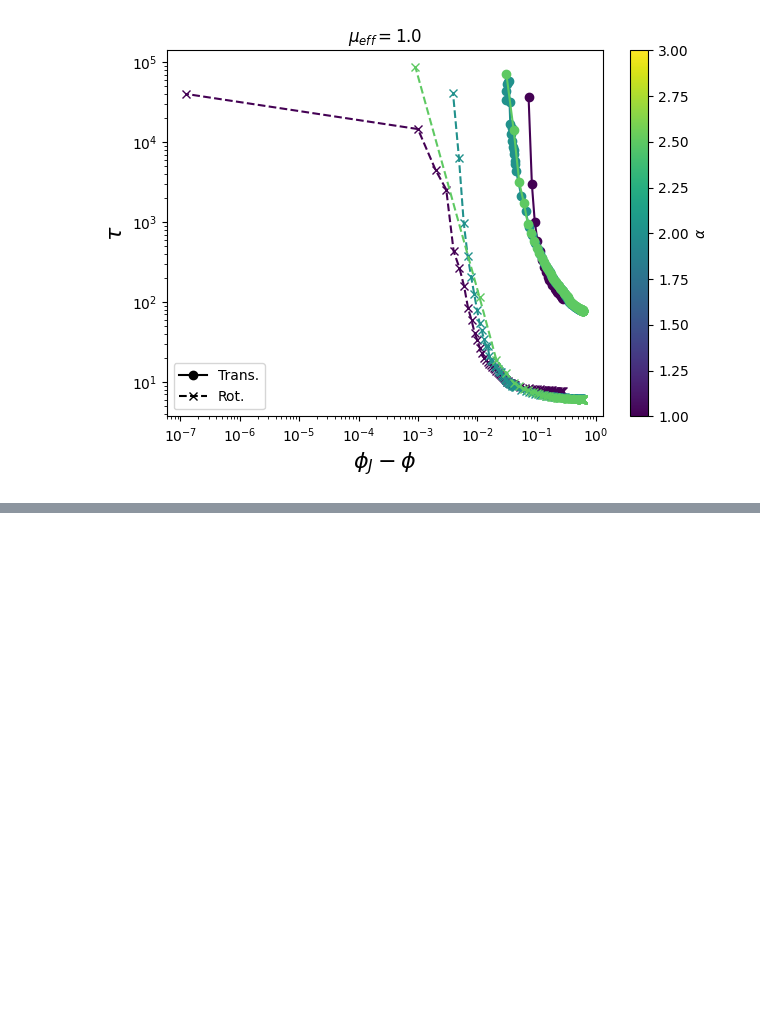
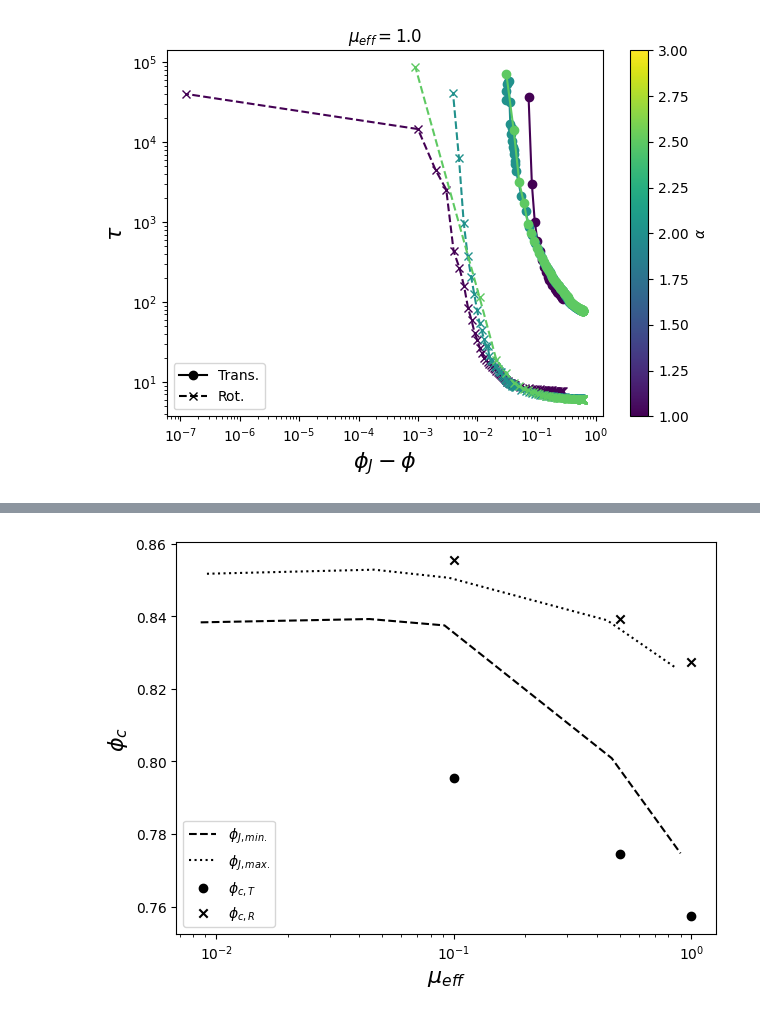
Before and after one commit to mmccraw98/notebooks-spring-26, a Jupyter notebook: 01/grant/analysing-ga-server-data/test.ipynb, the cells around one changed output, grey strips where cells are left out. Saved outputs shown, nothing was run; the diff lists cells and outputs as text; code cells hidden in the pictures; blank space fills up the shorter version.

```diff
--- a/01/grant/analysing-ga-server-data/test.ipynb
+++ b/01/grant/analysing-ga-server-data/test.ipynb
@@ -262,0 +295,29 @@ plt.show()
+# %%
+mu_phi_j_min = np.array([[0.008594300333406654, 0.8382986111111111],
+[0.04413029616837799, 0.8392123538011697],
+[0.09131167633286497, 0.8374579678362574],
+[0.461821007306165, 0.8008735380116959],
+[0.8993885792023336, 0.7746820175438597],])
+
+mu_phi_j_max = np.array([[0.00913116763328651, 0.851685393258427],
+[0.04618210073061655, 0.8528089887640449],
+[0.09555714328759787, 0.8505617977528089],
+[0.44130296168377947, 0.8388764044943819],
+[0.8465089982494057, 0.826067415730337],])
+
+plt.plot(mu_phi_j_min[:, 0], mu_phi_j_min[:, 1], ls='--', c='k', label=r'$\phi_{J,min.}$')
+plt.plot(mu_phi_j_max[:, 0], mu_phi_j_max[:, 1], ls=':', c='k', label=r'$\phi_{J,max.}$')
+plt.xscale('log')
+
+_df = phi_c_df[phi_c_df.alpha == 1.0]
+plt.scatter(_df.mu, _df.phi_T, marker='o', c='k', label=r'$\phi_{c,T}$')
+plt.scatter(_df.mu, _df.phi_R_PI, marker='x', c='k', label=r'$\phi_{c,R}$')
+
+plt.legend()
+
+plt.xlabel(r'$\mu_{eff}$', fontsize=16)
+plt.ylabel(r'$\phi_c$', fontsize=16)
+plt.tight_layout()
+plt.savefig('critical-phi-values.png', dpi=600)
+# %% [output]
+[figure, added]
```
Also changed, not shown: parts of 17 cells of this notebook, 35 other files.
